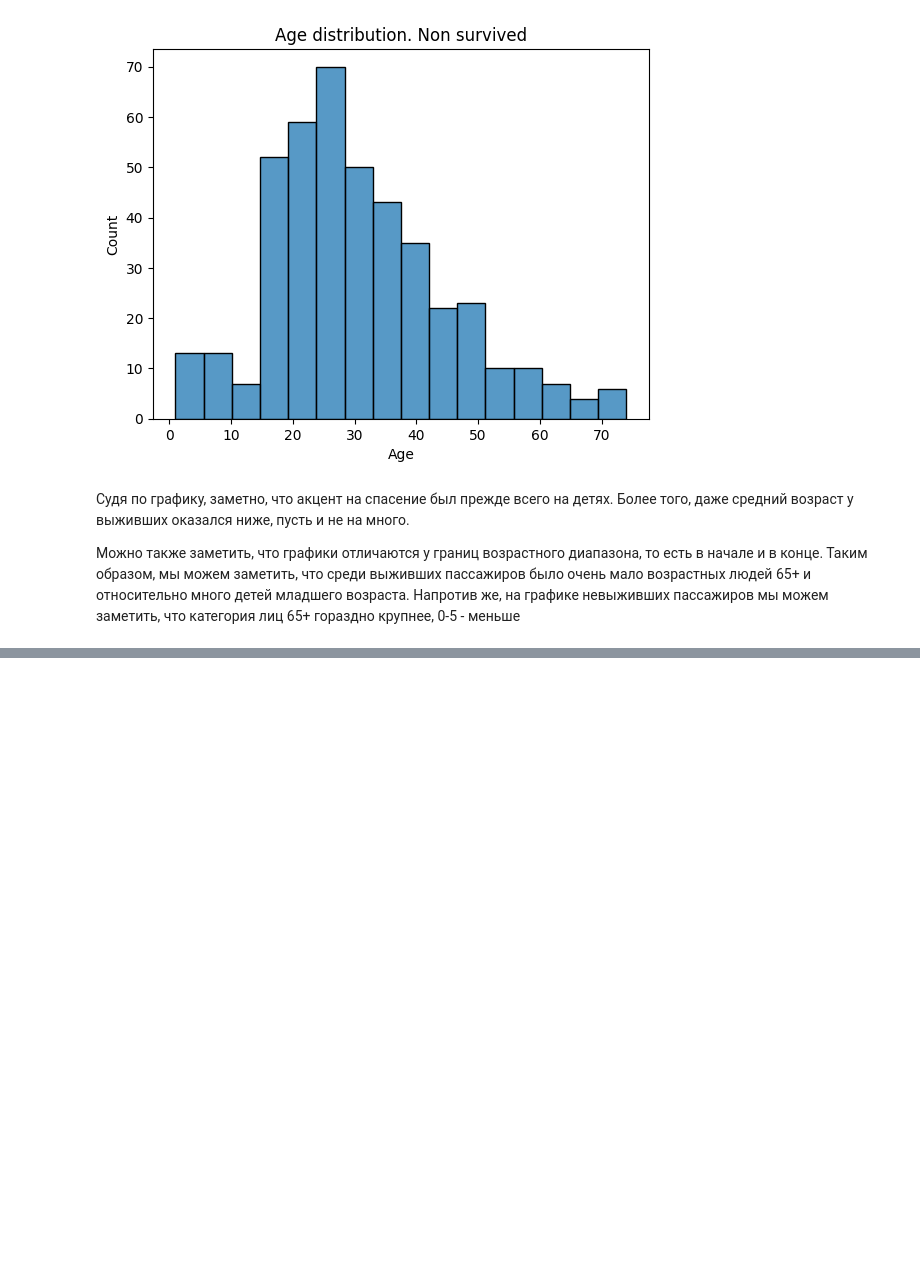
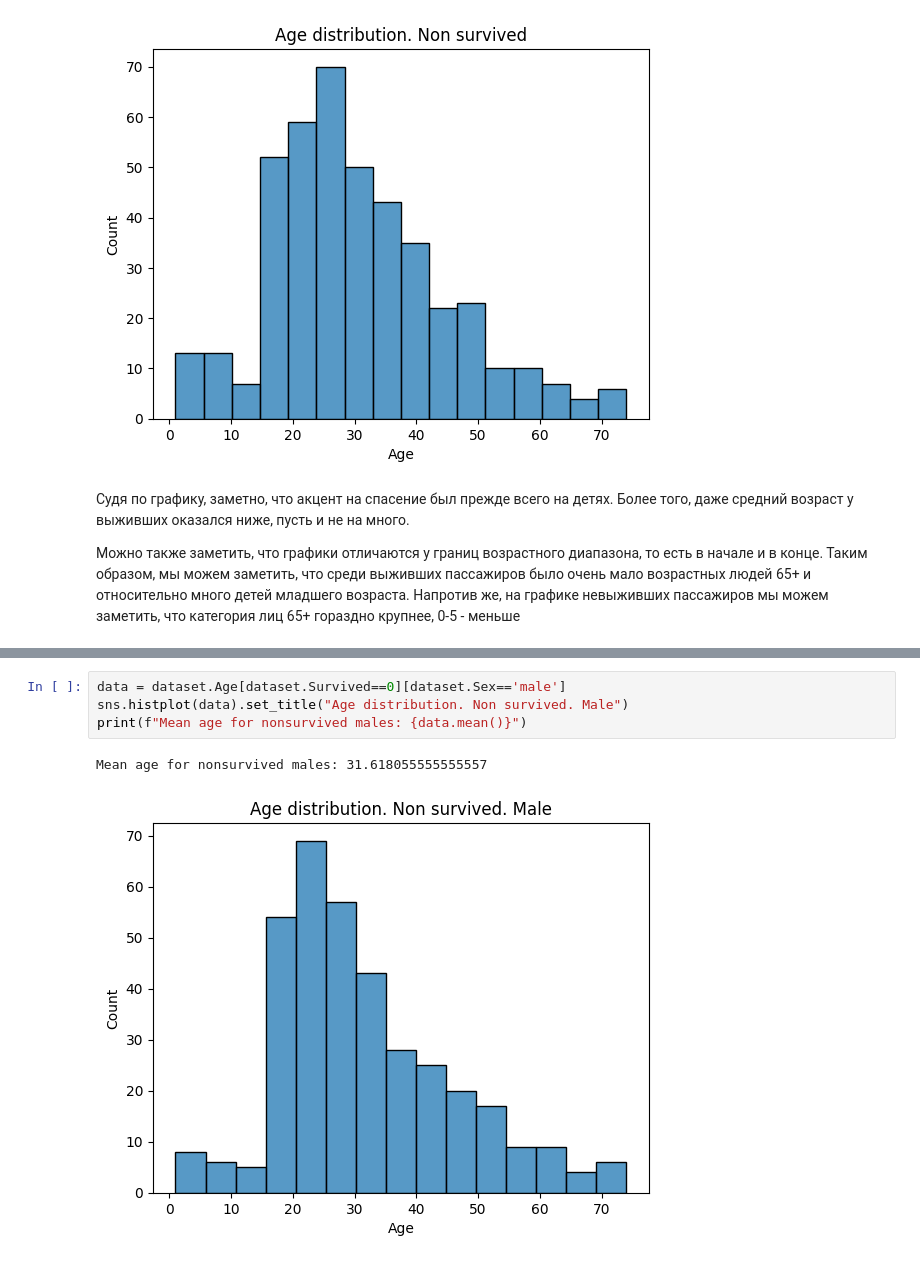
Before and after one commit to riizeron/ml_hse, a Jupyter notebook: hw/hw1/hw1_2022.ipynb, the cells around one changed output, grey strips where cells are left out. Drawn from its saved outputs; the diff is of its cells as text; blank space fills up the shorter version.

```diff
--- a/hw/hw1/hw1_2022.ipynb
+++ b/hw/hw1/hw1_2022.ipynb
@@ -647,0 +662,7 @@ Mean age for non survived: 30.62617924528302
+# %%
+data = dataset.Age[dataset.Survived==0][dataset.Sex=='male']
+sns.histplot(data).set_title("Age distribution. Non survived. Male")
+print(f"Mean age for nonsurvived males: {data.mean()}")
+# %% [output]
+Mean age for nonsurvived males: 31.618055555555557
+[figure, added]
```
Also changed, not shown: parts of 5 cells of this notebook.
